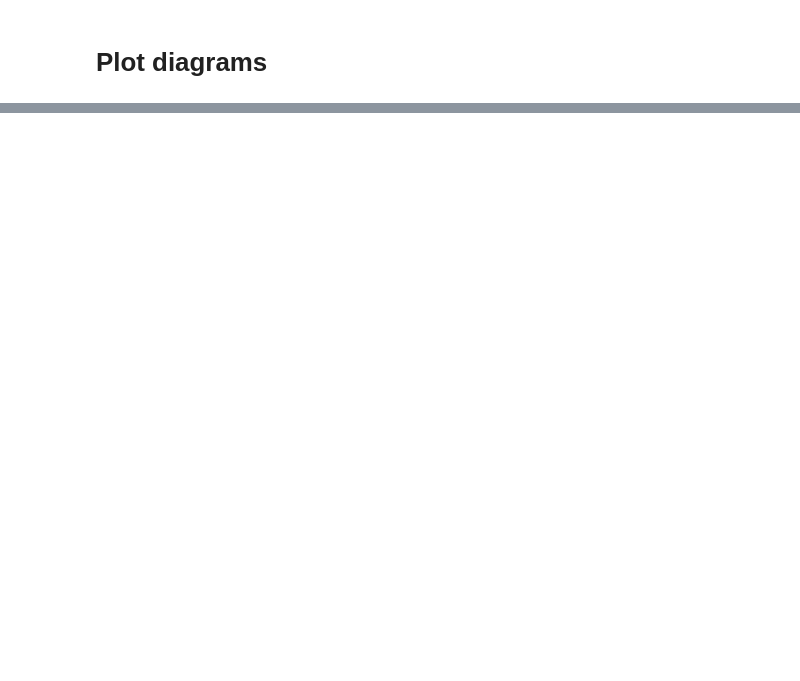
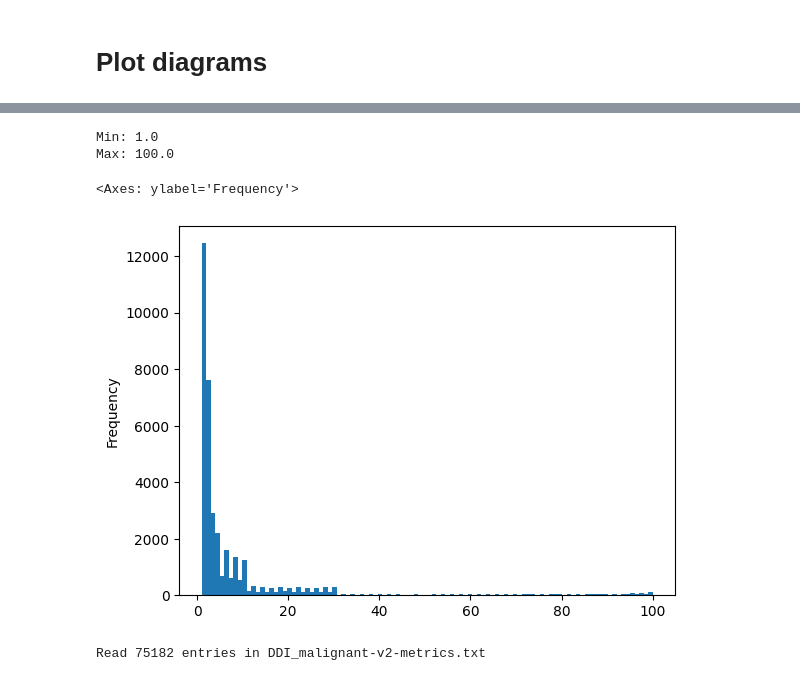
Before and after one commit to AlexanderPeter/thesis, a Jupyter notebook: code/19_plot_diagrams.ipynb, the cells around one changed output, grey strips where cells are left out. Cells and saved outputs as stored; diff of their text form; code cells hidden in the pictures; blank space fills up the shorter version.

```diff
--- a/code/19_plot_diagrams.ipynb
+++ b/code/19_plot_diagrams.ipynb
@@ -143,0 +152,15 @@ Read 1312 entries in Fitzpatrick_17k-metrics.txt
+# %%
+df_knn = df[df["model_name"]=="knn"]
+
+print("Min: "+ str(df_knn["best_k"].min()))
+print("Max: "+ str(df_knn["best_k"].max()))
+df_knn["best_k"].plot.hist(bins=100)
+# %% [output]
+Min: 1.0
+Max: 100.0
+<Axes: ylabel='Frequency'>
+[figure, added]
+# %%
+df = load_pd(dataset_configs["DDI (malignant) v2"])
+# %% [output]
+Read 75182 entries in DDI_malignant-v2-metrics.txt
```
Also changed, not shown: parts of 8 cells of this notebook, 7 other files.
